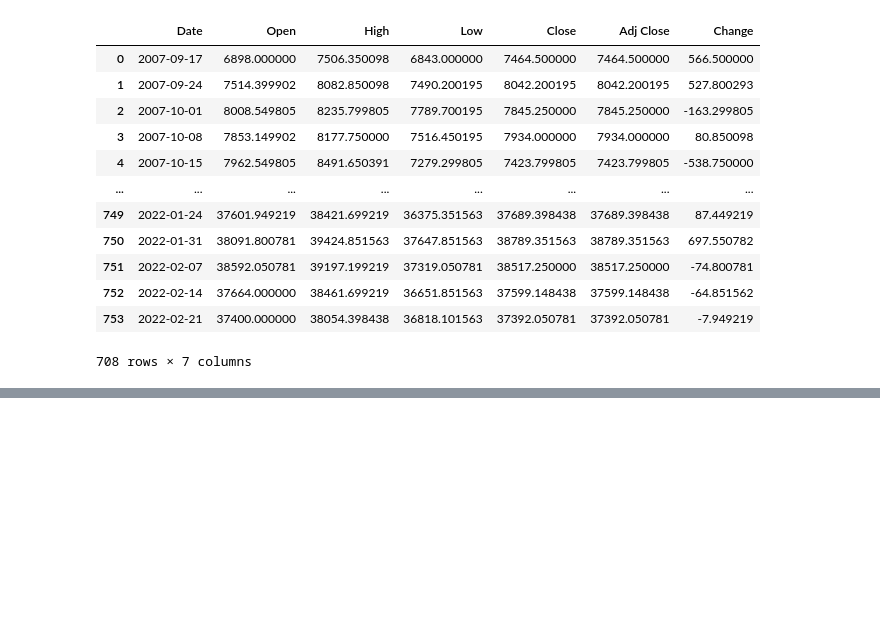
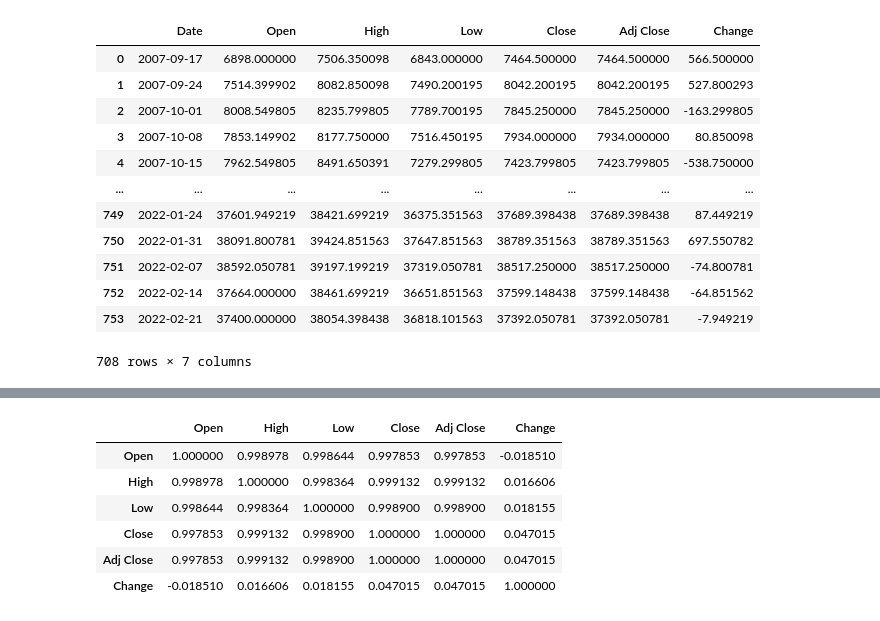
Before and after one commit to vestigialcode/banknifty-analysis, a Jupyter notebook: banknifty-analysis.ipynb, the cells around one changed output, grey strips where cells are left out. Cells and saved outputs as stored; diff of their text form; code cells hidden in the pictures; blank space fills up the shorter version.

```diff
--- a/banknifty-analysis.ipynb
+++ b/banknifty-analysis.ipynb
@@ -89,0 +99,11 @@ See the caveats in the documentation: https://pandas.pydata.org/pandas-docs/stab
+# %%
+# Lets find some correlation
+new_df.corr()
+# %% [output]
+|  | Open | High | Low | Close | Adj Close | Change |
+| Open | 1.000000 | 0.998978 | 0.998644 | 0.997853 | 0.997853 | -0.018510 |
+| High | 0.998978 | 1.000000 | 0.998364 | 0.999132 | 0.999132 | 0.016606 |
+| Low | 0.998644 | 0.998364 | 1.000000 | 0.998900 | 0.998900 | 0.018155 |
+| Close | 0.997853 | 0.999132 | 0.998900 | 1.000000 | 1.000000 | 0.047015 |
+| Adj Close | 0.997853 | 0.999132 | 0.998900 | 1.000000 | 1.000000 | 0.047015 |
+| Change | -0.018510 | 0.016606 | 0.018155 | 0.047015 | 0.047015 | 1.000000 |
```
Also changed, not shown: parts of 2 cells of this notebook.
